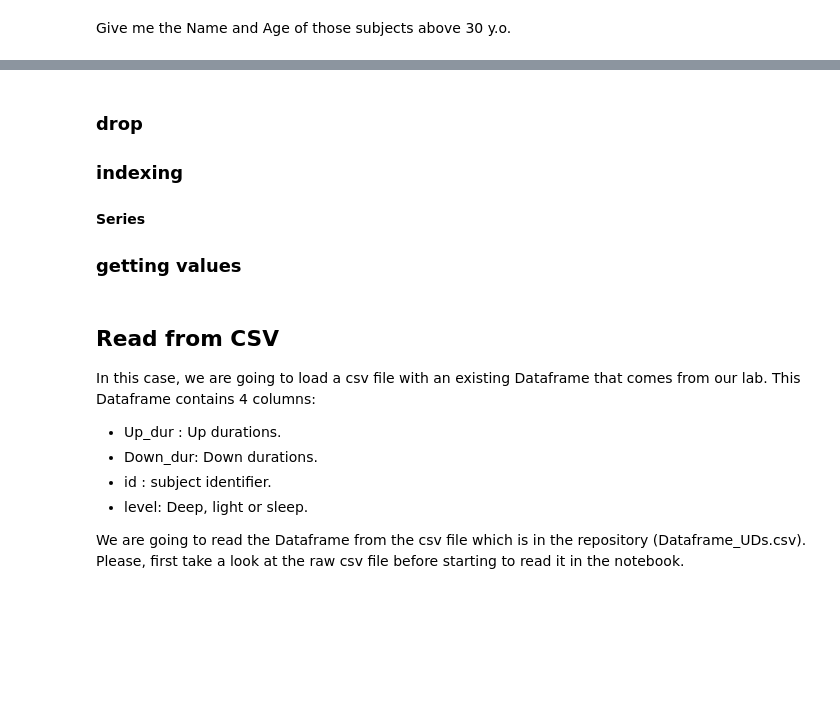
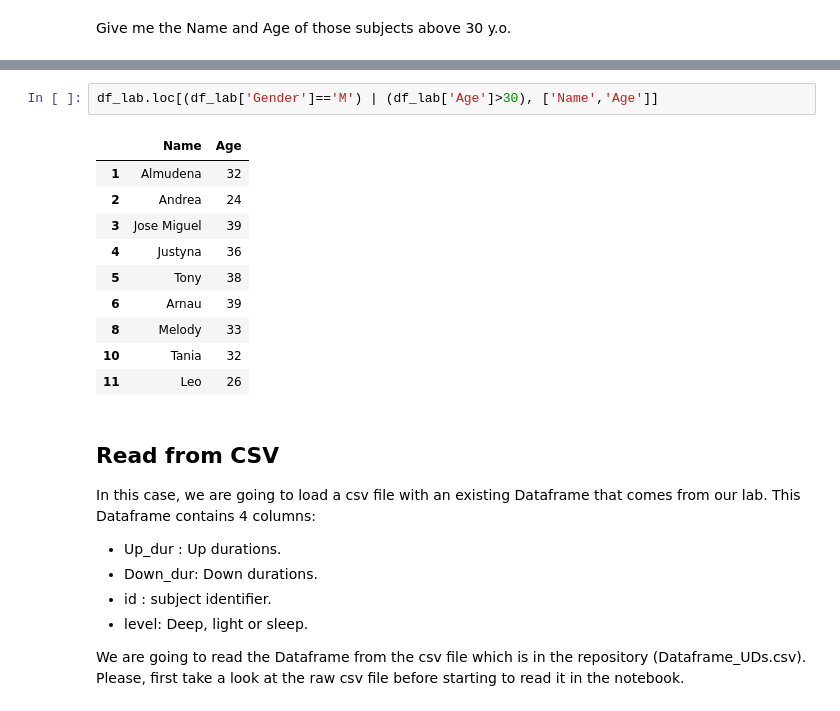
Before and after one commit to arnaumanasanch/neuropy_crashcourse, a Jupyter notebook: pandas.ipynb, the cells around one changed output, grey strips where cells are left out. Drawn from its saved outputs; the diff is of its cells as text; blank space fills up the shorter version.

```diff
--- a/pandas.ipynb
+++ b/pandas.ipynb
@@ -212,13 +220,16 @@ df_lab.loc[df_lab['Age'] > 30, ['Name','Age']]
-# %% [markdown]
-
-
-### drop
-
-### indexing
-
-#### Series
-
-### getting values
+# %%
+df_lab.loc[(df_lab['Gender']=='M') | (df_lab['Age']>30), ['Name','Age']]
+# %% [output]
+|  | Name | Age |
+| 1 | Almudena | 32 |
+| 2 | Andrea | 24 |
+| 3 | Jose Miguel | 39 |
+| 4 | Justyna | 36 |
+| 5 | Tony | 38 |
+| 6 | Arnau | 39 |
+| 8 | Melody | 33 |
+| 10 | Tania | 32 |
+| 11 | Leo | 26 |
 # %% [markdown]
 ## Read from CSV
 
```
Also changed, not shown: parts of 11 cells of this notebook.
